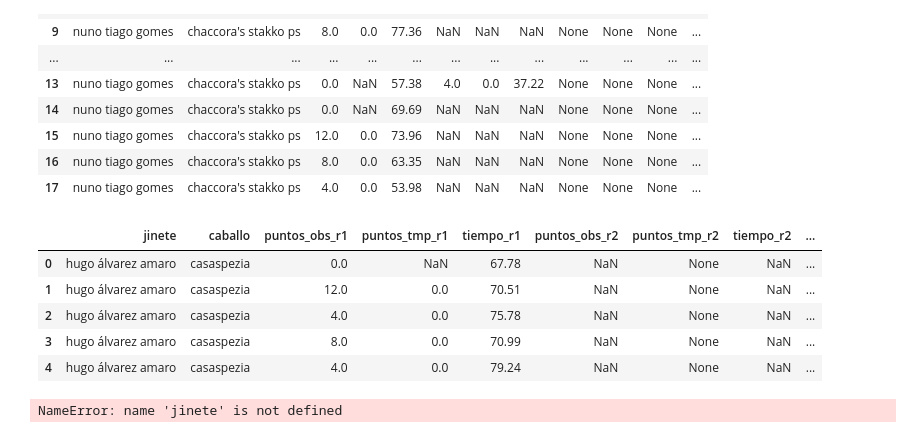
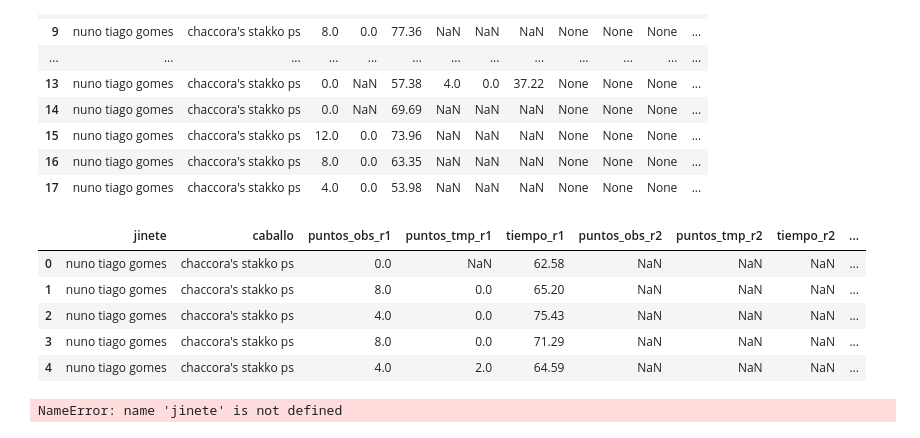
Before and after one commit to Gabijc/Proyecto_final_hipica, a Jupyter notebook: Notebooks/EDA.ipynb, the cells around one changed output. Drawn from its saved outputs; the diff is of its cells as text; code cells hidden in the pictures.

```diff
--- a/Notebooks/EDA.ipynb
+++ b/Notebooks/EDA.ipynb
@@ -170,8 +170,24 @@ pd.DataFrame(ejecutor_querys(cur, query_prueba))
 | 17 | nuno tiago gomes | chaccora's stakko ps | 4.0 | 0.0 | 53.98 | NaN | NaN | NaN | None | None | None | ... |
 # %%
 conn.rollback()
+# %%
+def extraer_altura_y_edad(texto):
+    altura = None
+    edad = None
+
+    match_altura = re.search(r'(\d{1,2}[,.]\d{2})\s?(?:m\.?)?', texto)
+    if match_altura:
+        altura = match_altura.group(1).replace(',', '.')
+
+    match_edad = re.search(r'\b([5-8])\s?años\b', texto, flags=re.IGNORECASE)
+    if match_edad:
+        edad = f"{match_edad.group(1)} años"
+
+    return altura, edad
 # %%
 def info_jinete_caballo(jinete_entrada, caballo_entrada):
+    if "'" in caballo_entrada:
+                caballo_entrada = caballo_entrada.replace("'", "''")
     query_prueba = f"""
             SELECT
                 j.nombre_jinete,
@@ -206,7 +222,7 @@ def info_jinete_caballo(jinete_entrada, caballo_entrada):
                                                                     11: 'prueba', 12: 'concurso', 13: 'estado', 14: 'fecha_prueba', 15: 'puesto'})
     # METRICAS
     n_concursos = len(binomio['concurso'].unique()) # numero de concursos en los que el caballo ha competido con el jinete seleccionado
-    n_caballos_corridos = len(caballos) # numero de cabllos que el jinete seleccionado corre actualmente/ha corrido este año
+    # n_caballos_corridos = len(caballos) # numero de cabllos que el jinete seleccionado corre actualmente/ha corrido este año
     porcentaje_recorridos_finalizados = round(len(binomio[binomio["estado"] == "FIN"])/len(binomio) * 100, 2) # porcentaje de pruebas finalizadas
 
     tipos_pruebas_altura = binomio['prueba'].apply(extraer_altura_y_edad)
@@ -263,13 +281,15 @@ def info_jinete_caballo(jinete_entrada, caballo_entrada):
 # %%
-df = info_jinete_caballo('hugo álvarez amaro', 'casaspezia')[-1]
+jinete = 'nuno tiago gomes'
+caballo = "chaccora's stakko ps"
+df = info_jinete_caballo('nuno tiago gomes', "chaccora's stakko ps")[-1]
 df.head()
 # %% [output]
 |  | jinete | caballo | puntos_obs_r1 | puntos_tmp_r1 | tiempo_r1 | puntos_obs_r2 | puntos_tmp_r2 | tiempo_r2 | ... |
-| 0 | hugo álvarez amaro | casaspezia | 0.0 | NaN | 67.78 | NaN | None | NaN | ... |
-| 1 | hugo álvarez amaro | casaspezia | 12.0 | 0.0 | 70.51 | NaN | None | NaN | ... |
-| 2 | hugo álvarez amaro | casaspezia | 4.0 | 0.0 | 75.78 | NaN | None | NaN | ... |
-| 3 | hugo álvarez amaro | casaspezia | 8.0 | 0.0 | 70.99 | NaN | None | NaN | ... |
-| 4 | hugo álvarez amaro | casaspezia | 4.0 | 0.0 | 79.24 | NaN | None | NaN | ... |
+| 0 | nuno tiago gomes | chaccora's stakko ps | 0.0 | NaN | 62.58 | NaN | NaN | NaN | ... |
+| 1 | nuno tiago gomes | chaccora's stakko ps | 8.0 | 0.0 | 65.20 | NaN | NaN | NaN | ... |
+| 2 | nuno tiago gomes | chaccora's stakko ps | 4.0 | 0.0 | 75.43 | NaN | NaN | NaN | ... |
+| 3 | nuno tiago gomes | chaccora's stakko ps | 8.0 | 0.0 | 71.29 | NaN | NaN | NaN | ... |
+| 4 | nuno tiago gomes | chaccora's stakko ps | 4.0 | 2.0 | 64.59 | NaN | NaN | NaN | ... |
 # %%
 tabla_md = f"""
 | Métrica               | Valor                        |
```
Also changed, not shown: parts of 1 cell of this notebook, 1 other file.
